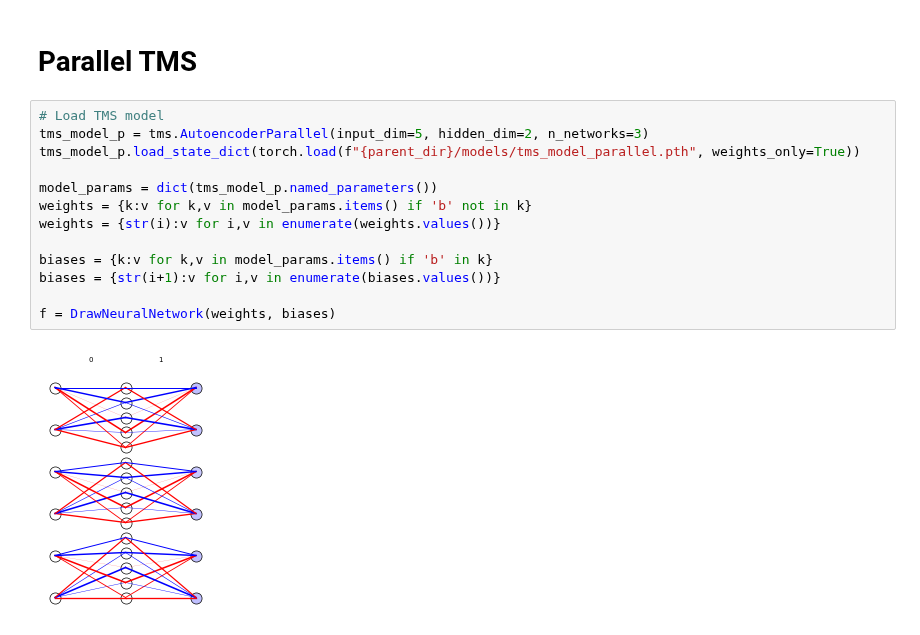
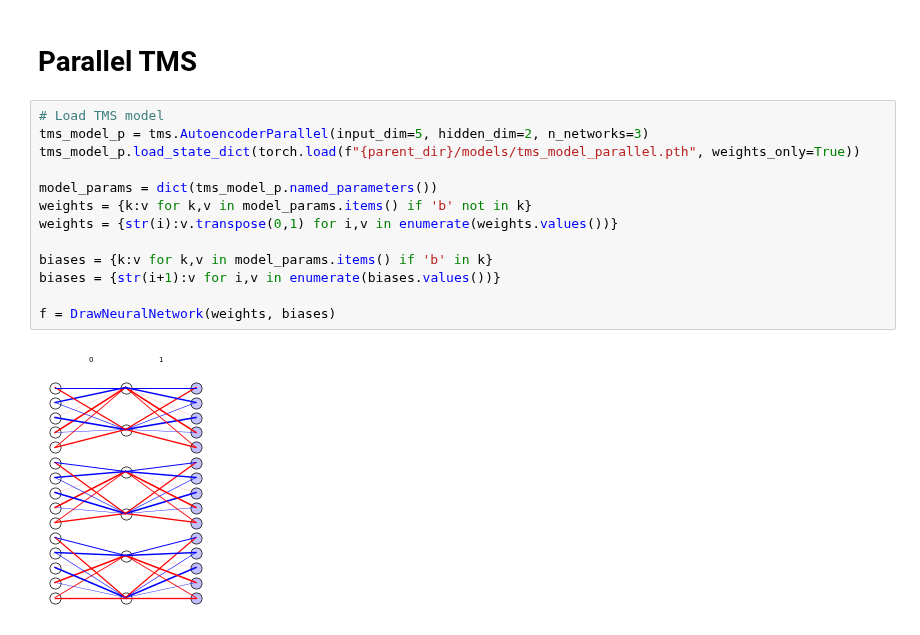
Before and after one commit to briannachrisman/eigenestimation, a Jupyter notebook: notebooks/tms.ipynb, the cells around one changed output. Drawn from its saved outputs; the diff is of its cells as text.

```diff
--- a/notebooks/tms.ipynb
+++ b/notebooks/tms.ipynb
@@ -75,18 +73,18 @@ plt.show()
 # %%
 # Load TMS model
 tms_model_p = tms.AutoencoderParallel(input_dim=5, hidden_dim=2, n_networks=3)
 tms_model_p.load_state_dict(torch.load(f"{parent_dir}/models/tms_model_parallel.pth", weights_only=True))
 
 model_params = dict(tms_model_p.named_parameters())
 weights = {k:v for k,v in model_params.items() if 'b' not in k}
-weights = {str(i):v for i,v in enumerate(weights.values())}
+weights = {str(i):v.transpose(0,1) for i,v in enumerate(weights.values())}
 
 biases = {k:v for k,v in model_params.items() if 'b' in k}
 biases = {str(i+1):v for i,v in enumerate(biases.values())}
 
 f = DrawNeuralNetwork(weights, biases)
 # %% [output]
-[figure, old version]
+[figure, new version]
 # %%
 def model0(y):
     return torch.zeros_like(y)
```
Also changed, not shown: parts of 5 cells of this notebook, 26 other files.
